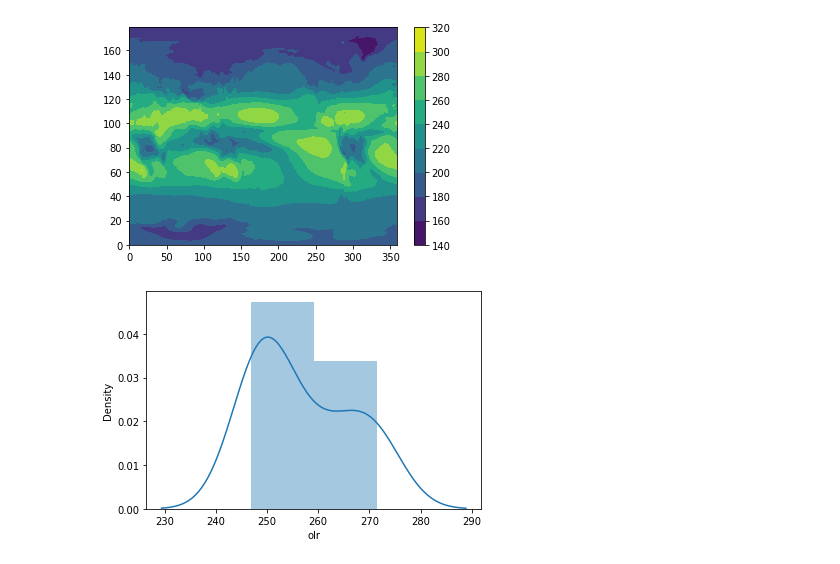
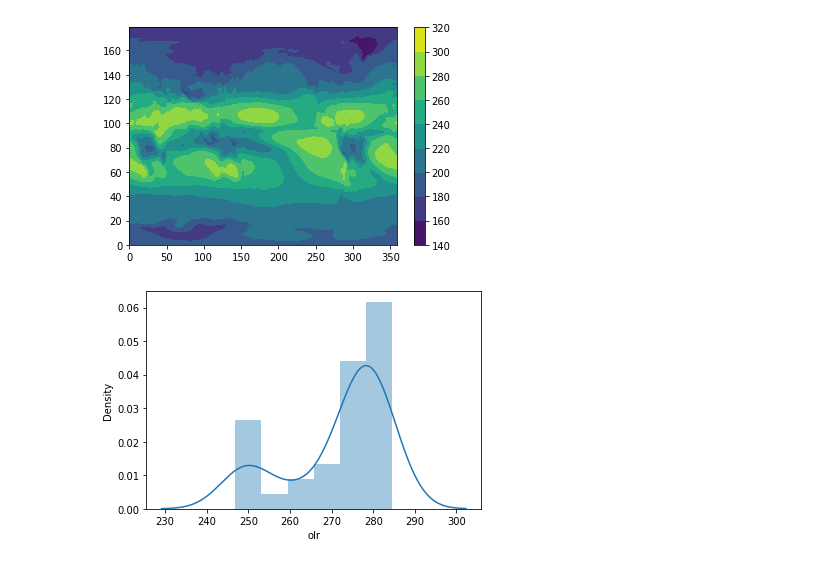
Before and after one commit to efrenlopezm/DataAnalytics, a Jupyter notebook: H8.ipynb, the cells around one changed output. Drawn from its saved outputs; the diff is of its cells as text; code cells hidden in the pictures.

```diff
--- a/H8.ipynb
+++ b/H8.ipynb
@@ -67,10 +74,11 @@ df_siberia_radiation = df_siberia_radiation.reset_index()
 
 df_seattle_radiation = ds_seattle_radiation.to_dataframe()
 df_seattle_radiation = df_seattle_radiation.reset_index()
+# %%
+tropical_data = pd.concat([df_corpus_radiation,df_villahermosa_radiation,df_puerto_escondido_radiation])
+temperate_data = pd.concat([df_new_york_radiation,df_seattle_radiation,df_siberia_radiation])
 # %%
-import seaborn as sns
-
-sns.distplot(df_corpus_radiation['olr'])
+sns.distplot(tropical_data['olr'])
 plt.show()
 # %% [output]
-[figure, old version]
+[figure, new version]
```
Also changed, not shown: parts of 7 cells of this notebook.
